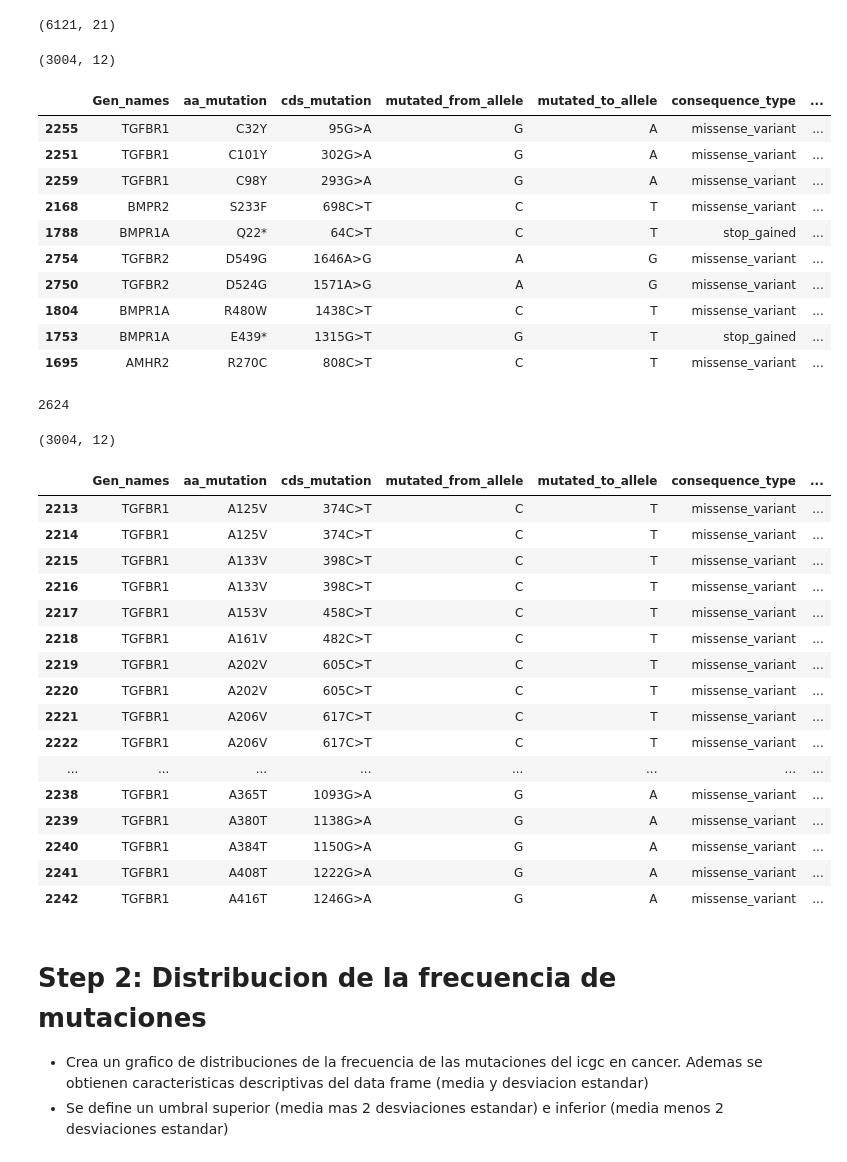
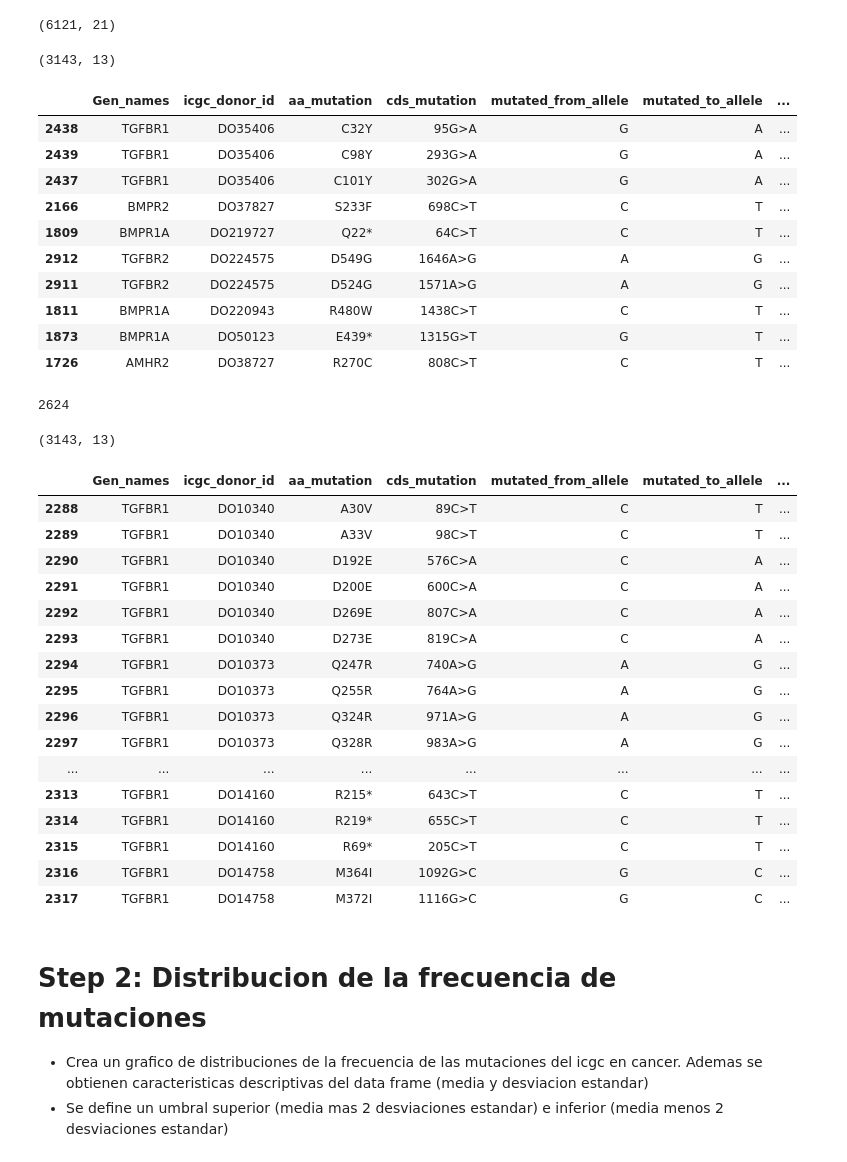
Before and after one commit to Nanocell-Lab/TCancer_RareDiseases, a Jupyter notebook: src/03.mut_frecuentes_icgc.ipynb, the cells around one changed output. Drawn from its saved outputs; the diff is of its cells as text; code cells hidden in the pictures.

```diff
--- a/src/03.mut_frecuentes_icgc.ipynb
+++ b/src/03.mut_frecuentes_icgc.ipynb
@@ -183,25 +204,25 @@ print(df_consequence.shape)
 # %%
 # Agrupa el df por las columnas asociadas a la mutacion, como: gen, cromosoma, mutationID, tipo de consecuencia, tipo de cancer, etc
 # Con esta columnas agrupadas se suma el total_read_count, y mutant_allele_read_count y se obtiene una columna de frecuencia de alelo mutante
-df_drop=df_consequence.groupby(['Gen_names','aa_mutation', 'cds_mutation','mutated_from_allele','mutated_to_allele','consequence_type','project_code','tipo_cancer'],
+df_drop=df_consequence.groupby(['Gen_names','icgc_donor_id','aa_mutation', 'cds_mutation','mutated_from_allele','mutated_to_allele','consequence_type','project_code','tipo_cancer'],
                             dropna=True).sum(numeric_only=True).reset_index()
 df_drop['mutant_allele_frequency'] = df_drop['mutant_allele_read_count'] / df_drop['total_read_count']
 df_drop['%mutant_allele_frequency'] = (df_drop['mutant_allele_read_count'] / df_drop['total_read_count'])*100
 print(df_drop.shape)
 df_drop.sort_values(by='mutant_allele_frequency', ascending=False).head(10)
 # %% [output]
-(3004, 12)
+(3143, 13)
-|  | Gen_names | aa_mutation | cds_mutation | mutated_from_allele | mutated_to_allele | consequence_type | ... |
-| 2255 | TGFBR1 | C32Y | 95G>A | G | A | missense_variant | ... |
-| 2251 | TGFBR1 | C101Y | 302G>A | G | A | missense_variant | ... |
-| 2259 | TGFBR1 | C98Y | 293G>A | G | A | missense_variant | ... |
-| 2168 | BMPR2 | S233F | 698C>T | C | T | missense_variant | ... |
-| 1788 | BMPR1A | Q22* | 64C>T | C | T | stop_gained | ... |
-| 2754 | TGFBR2 | D549G | 1646A>G | A | G | missense_variant | ... |
-| 2750 | TGFBR2 | D524G | 1571A>G | A | G | missense_variant | ... |
-| 1804 | BMPR1A | R480W | 1438C>T | C | T | missense_variant | ... |
-| 1753 | BMPR1A | E439* | 1315G>T | G | T | stop_gained | ... |
-| 1695 | AMHR2 | R270C | 808C>T | C | T | missense_variant | ... |
+|  | Gen_names | icgc_donor_id | aa_mutation | cds_mutation | mutated_from_allele | mutated_to_allele | ... |
+| 2438 | TGFBR1 | DO35406 | C32Y | 95G>A | G | A | ... |
+| 2439 | TGFBR1 | DO35406 | C98Y | 293G>A | G | A | ... |
+| 2437 | TGFBR1 | DO35406 | C101Y | 302G>A | G | A | ... |
+| 2166 | BMPR2 | DO37827 | S233F | 698C>T | C | T | ... |
+| 1809 | BMPR1A | DO219727 | Q22* | 64C>T | C | T | ... |
+| 2912 | TGFBR2 | DO224575 | D549G | 1646A>G | A | G | ... |
+| 2911 | TGFBR2 | DO224575 | D524G | 1571A>G | A | G | ... |
+| 1811 | BMPR1A | DO220943 | R480W | 1438C>T | C | T | ... |
+| 1873 | BMPR1A | DO50123 | E439* | 1315G>T | G | T | ... |
+| 1726 | AMHR2 | DO38727 | R270C | 808C>T | C | T | ... |
 # %%
 df_drop['aa_mutation'].nunique()
 # %% [output]
@@ -209,27 +230,27 @@ df_drop['aa_mutation'].nunique()
 # %%
 df_drop.shape
 # %% [output]
-(3004, 12)
+(3143, 13)
 # %%
 df_drop[df_drop['Gen_names']=='TGFBR1'].head(30)
 # %% [output]
-|  | Gen_names | aa_mutation | cds_mutation | mutated_from_allele | mutated_to_allele | consequence_type | ... |
-| 2213 | TGFBR1 | A125V | 374C>T | C | T | missense_variant | ... |
-| 2214 | TGFBR1 | A125V | 374C>T | C | T | missense_variant | ... |
-| 2215 | TGFBR1 | A133V | 398C>T | C | T | missense_variant | ... |
-| 2216 | TGFBR1 | A133V | 398C>T | C | T | missense_variant | ... |
-| 2217 | TGFBR1 | A153V | 458C>T | C | T | missense_variant | ... |
-| 2218 | TGFBR1 | A161V | 482C>T | C | T | missense_variant | ... |
-| 2219 | TGFBR1 | A202V | 605C>T | C | T | missense_variant | ... |
-| 2220 | TGFBR1 | A202V | 605C>T | C | T | missense_variant | ... |
-| 2221 | TGFBR1 | A206V | 617C>T | C | T | missense_variant | ... |
-| 2222 | TGFBR1 | A206V | 617C>T | C | T | missense_variant | ... |
+|  | Gen_names | icgc_donor_id | aa_mutation | cds_mutation | mutated_from_allele | mutated_to_allele | ... |
+| 2288 | TGFBR1 | DO10340 | A30V | 89C>T | C | T | ... |
+| 2289 | TGFBR1 | DO10340 | A33V | 98C>T | C | T | ... |
+| 2290 | TGFBR1 | DO10340 | D192E | 576C>A | C | A | ... |
+| 2291 | TGFBR1 | DO10340 | D200E | 600C>A | C | A | ... |
+| 2292 | TGFBR1 | DO10340 | D269E | 807C>A | C | A | ... |
+| 2293 | TGFBR1 | DO10340 | D273E | 819C>A | C | A | ... |
+| 2294 | TGFBR1 | DO10373 | Q247R | 740A>G | A | G | ... |
+| 2295 | TGFBR1 | DO10373 | Q255R | 764A>G | A | G | ... |
+| 2296 | TGFBR1 | DO10373 | Q324R | 971A>G | A | G | ... |
+| 2297 | TGFBR1 | DO10373 | Q328R | 983A>G | A | G | ... |
 | ... | ... | ... | ... | ... | ... | ... | ... |
-| 2238 | TGFBR1 | A365T | 1093G>A | G | A | missense_variant | ... |
-| 2239 | TGFBR1 | A380T | 1138G>A | G | A | missense_variant | ... |
-| 2240 | TGFBR1 | A384T | 1150G>A | G | A | missense_variant | ... |
-| 2241 | TGFBR1 | A408T | 1222G>A | G | A | missense_variant | ... |
-| 2242 | TGFBR1 | A416T | 1246G>A | G | A | missense_variant | ... |
+| 2313 | TGFBR1 | DO14160 | R215* | 643C>T | C | T | ... |
+| 2314 | TGFBR1 | DO14160 | R219* | 655C>T | C | T | ... |
+| 2315 | TGFBR1 | DO14160 | R69* | 205C>T | C | T | ... |
+| 2316 | TGFBR1 | DO14758 | M364I | 1092G>C | G | C | ... |
+| 2317 | TGFBR1 | DO14758 | M372I | 1116G>C | G | C | ... |
 # %% [markdown]
 # Step 2: Distribucion de la frecuencia de mutaciones
 
```
Also changed, not shown: parts of 11 cells of this notebook, 7 other files.
